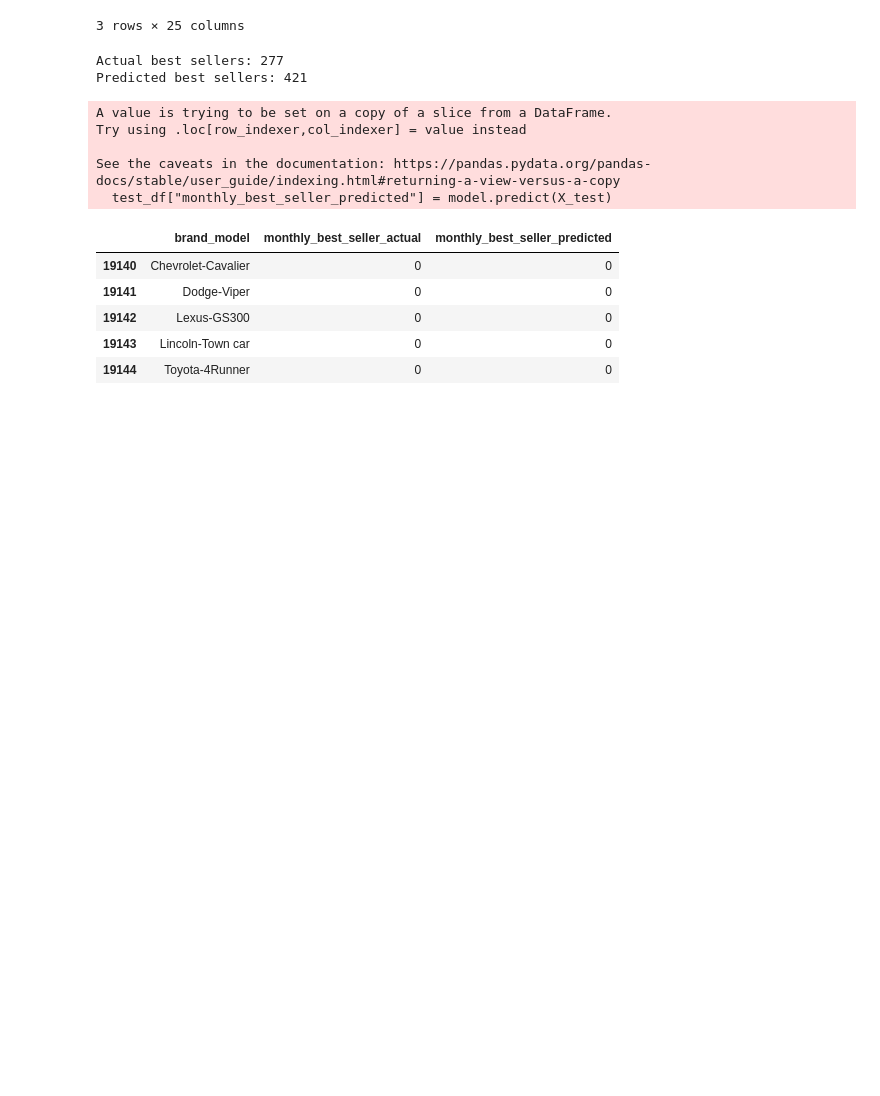
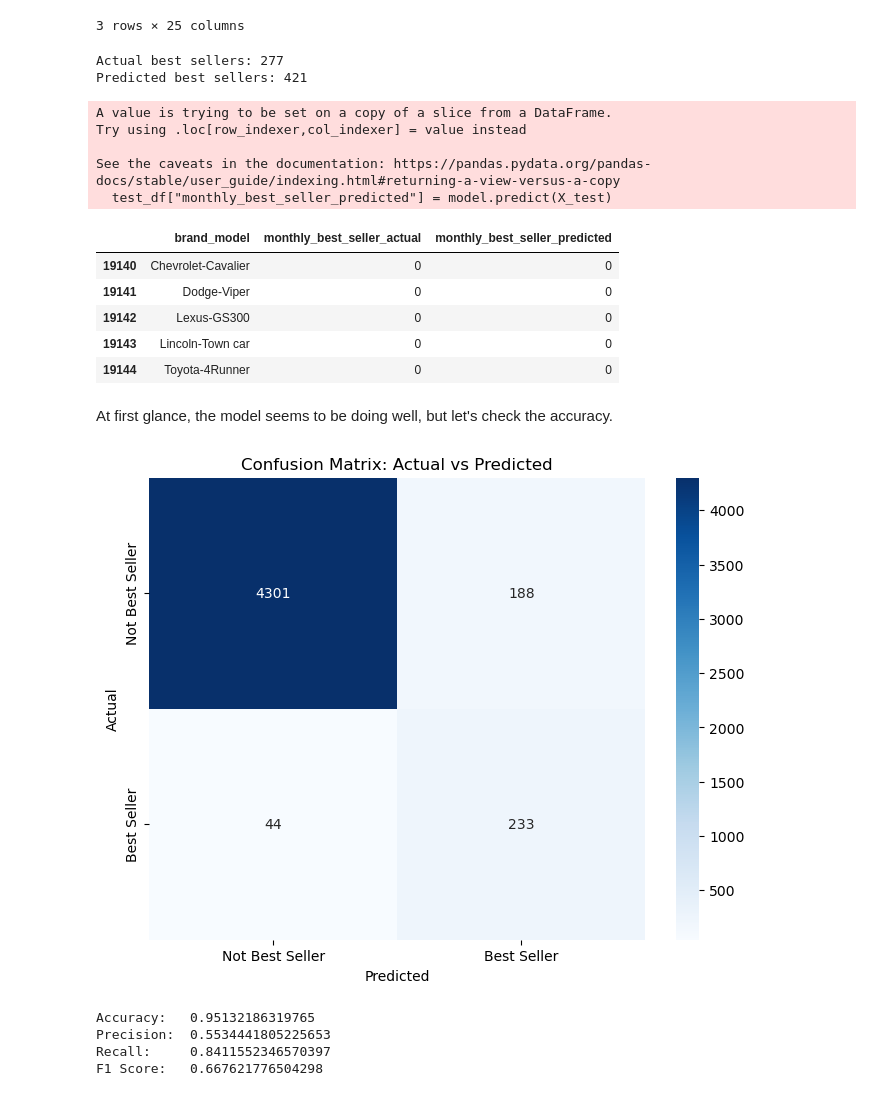
Before and after one commit to postatum/dealerships_sales_forecasting, a Jupyter notebook: notebooks/04_model_visualization.ipynb, the cells around one changed output. Drawn from its saved outputs; the diff is of its cells as text; code cells hidden in the pictures; blank space fills up the shorter version.

```diff
--- a/notebooks/04_model_visualization.ipynb
+++ b/notebooks/04_model_visualization.ipynb
@@ -89,0 +88,33 @@ See the caveats in the documentation: https://pandas.pydata.org/pandas-docs/stab
+# %% [markdown]
+At first glance, the model seems to be doing well, but let's check the accuracy.
+# %%
+import matplotlib.pyplot as plt
+import seaborn as sns
+from sklearn.metrics import confusion_matrix, accuracy_score, precision_score, recall_score, f1_score
+
+# Extract actual and predicted values
+y_actual = test_df["monthly_best_seller_actual"]
+y_predicted = test_df["monthly_best_seller_predicted"]
+
+# 1. Confusion Matrix
+plt.figure(figsize=(8, 6))
+cm = confusion_matrix(y_actual, y_predicted)
+sns.heatmap(cm, annot=True, fmt='d', cmap='Blues',
+            xticklabels=['Not Best Seller', 'Best Seller'],
+            yticklabels=['Not Best Seller', 'Best Seller'])
+plt.title('Confusion Matrix: Actual vs Predicted')
+plt.xlabel('Predicted')
+plt.ylabel('Actual')
+plt.show()
+
+# 2. Print classification stats
+print("Accuracy:  ", accuracy_score(y_actual, y_predicted))
+print("Precision: ", precision_score(y_actual, y_predicted))
+print("Recall:    ", recall_score(y_actual, y_predicted))
+print("F1 Score:  ", f1_score(y_actual, y_predicted))
+# %% [output]
+[figure, added]
+Accuracy:   0.95132186319765
+Precision:  0.5534441805225653
+Recall:     0.8411552346570397
+F1 Score:   0.667621776504298
```
Also changed, not shown: parts of 5 cells of this notebook, 6 other files.
